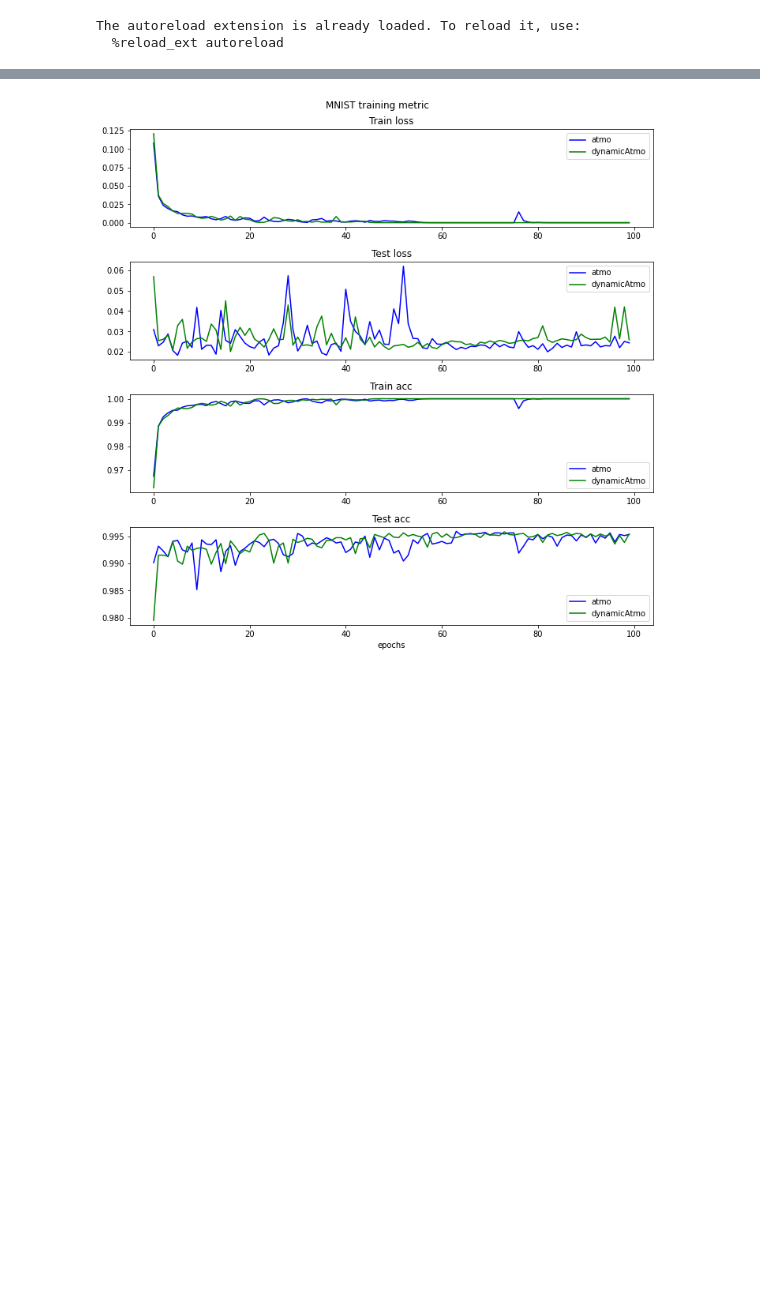
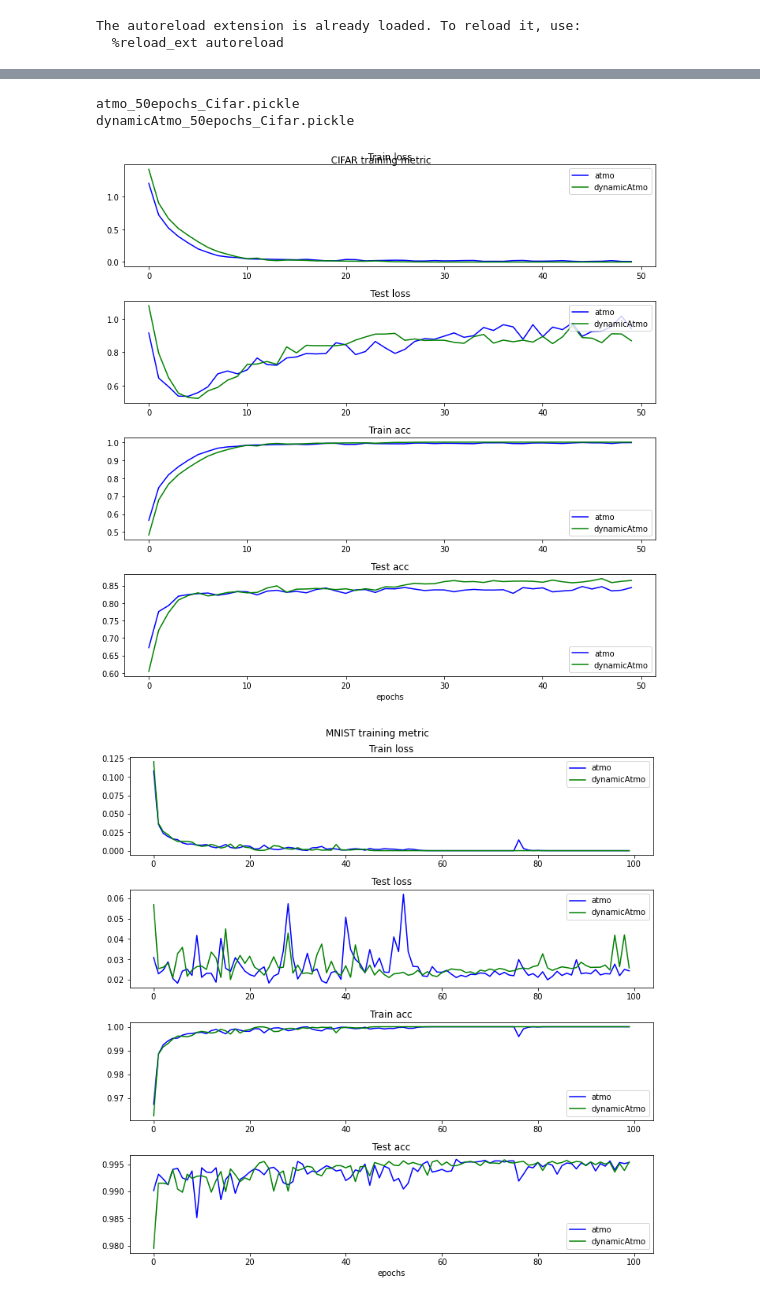
Before and after one commit to louisPoulain/OptiForML2022, a Jupyter notebook: result_visualization.ipynb, the cells around one changed output, grey strips where cells are left out. Cells and saved outputs as stored; diff of their text form; code cells hidden in the pictures; blank space fills up the shorter version.

Commit message:
chnaged the file + add figure

```diff
--- a/result_visualization.ipynb
+++ b/result_visualization.ipynb
@@ -31,3 +43,44 @@ filenames
+# %%
+# CIFAR metric plot
+figure, axis = plt.subplots(4, 1, figsize=(10,10))
+color = ["b", "g", "r", "y", "c", "m", "k", "lime", "orange", "gray"]
+time_epoch= dict()
+i=0
+for filename in filenames:
+  if filename.find("Cifar") != -1:
+    with open(os.path.join(TRAIN_HISTORY_DIR, filename),'rb') as file:
+       history = CPU_Unpickler(file).load()
+    train_loss = history["train_loss"]
+    test_loss = history["test_loss"]
+    for a, loss in enumerate(train_loss):
+          train_loss[a] = loss.item()
+    for a, loss in enumerate(test_loss):
+          test_loss[a] = loss.item()
+    train_acc = history["train_acc"]
+    test_acc = history["test_acc"]
+    axis[0].plot(train_loss, color[i], label=history["optimizer"])
+    axis[1].plot(test_loss, color[i], label=history["optimizer"])
+    axis[2].plot(train_acc, color[i], label=history["optimizer"])
+    axis[3].plot(test_acc, color[i], label=history["optimizer"])
+    time_epoch[history["optimizer"]] = history["time_epoch"]
+    i = i+1
+axis[0].set_title("Train loss")
+axis[1].set_title("Test loss")
+axis[2].set_title("Train acc")
+axis[3].set_title("Test acc")
+axis[3].set_xlabel("epochs")
+axis[0].legend(loc="upper right")
+axis[1].legend(loc="upper right")
+axis[2].legend(loc="lower right")
+axis[3].legend(loc="lower right")
+figure.suptitle("CIFAR training metric")
+figure.tight_layout()
+plt.savefig(os.path.join(FIGURE_DIR, 'CIFAR_training_metric'))
+plt.show()
+# %% [output]
+atmo_50epochs_Cifar.pickle
+dynamicAtmo_50epochs_Cifar.pickle
+[figure, added]
 # %%
 # MNIST metric plot
 figure, axis = plt.subplots(4, 1, figsize=(10,10))
```
Also changed, not shown: parts of 2 cells of this notebook, 1 other file.
